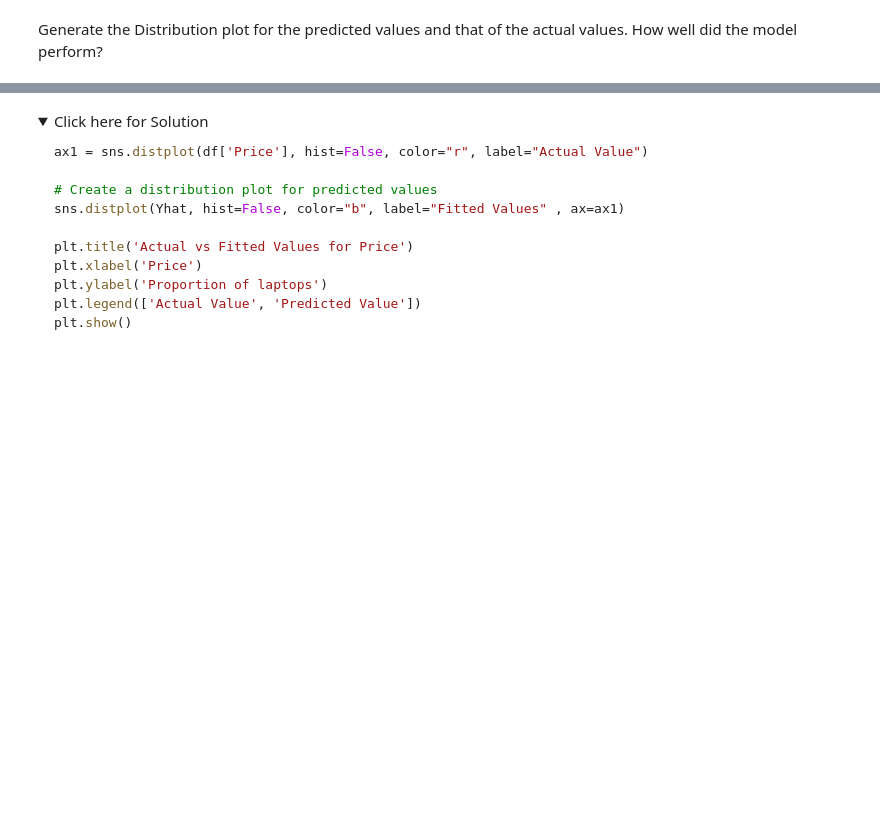
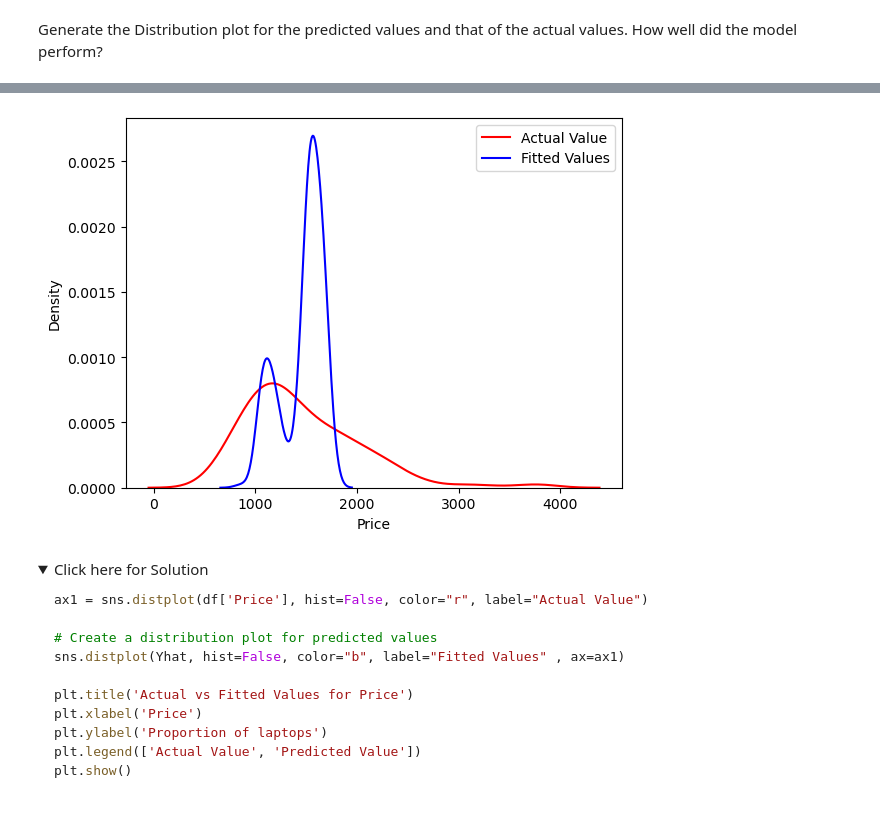
Before and after one commit to miladghavami/Data-Analysis-with-Python, a Jupyter notebook: 8- practice_model_development_laptops.ipynb, the cells around one changed output, grey strips where cells are left out. Saved outputs shown, nothing was run; the diff lists cells and outputs as text; code cells hidden in the pictures; folded sections open; blank space fills up the shorter version.

```diff
--- a/8- practice_model_development_laptops.ipynb
+++ b/8- practice_model_development_laptops.ipynb
@@ -94,0 +103,19 @@ You have learnt that "CPU_frequency" is the parameter with the lowest p-value am
+# %%
+# Write your code below and press Shift+Enter to execute
+
+x = df[["CPU_frequency"]]
+
+# Dependent variable
+y = df["Price"]
+
+# Create Linear Regression model
+lm1 = LinearRegression()
+
+# Train the model
+lm1.fit(x, y)
+
+# Make predictions
+Yhat = lm1.predict(x)
+
+# Display predictions
+print(Yhat)
@@ -115,3 +178,14 @@ Generate the Distribution plot for the predicted values and that of the actual v
+# %%
+# Write your code below and press Shift+Enter to execute
+ax1 = sns.distplot(y, hist=False, color="r", label="Actual Value")
+
+sns.distplot(Yhat, hist=False, color="b",
+             label="Fitted Values", ax=ax1)
+
+plt.legend()
+plt.show()
+# %% [output]
+[figure, added]
 # %% [markdown]
 <details>
     <summary>Click here for Solution</summary>
```
Also changed, not shown: parts of 30 cells of this notebook, 1 other file.
